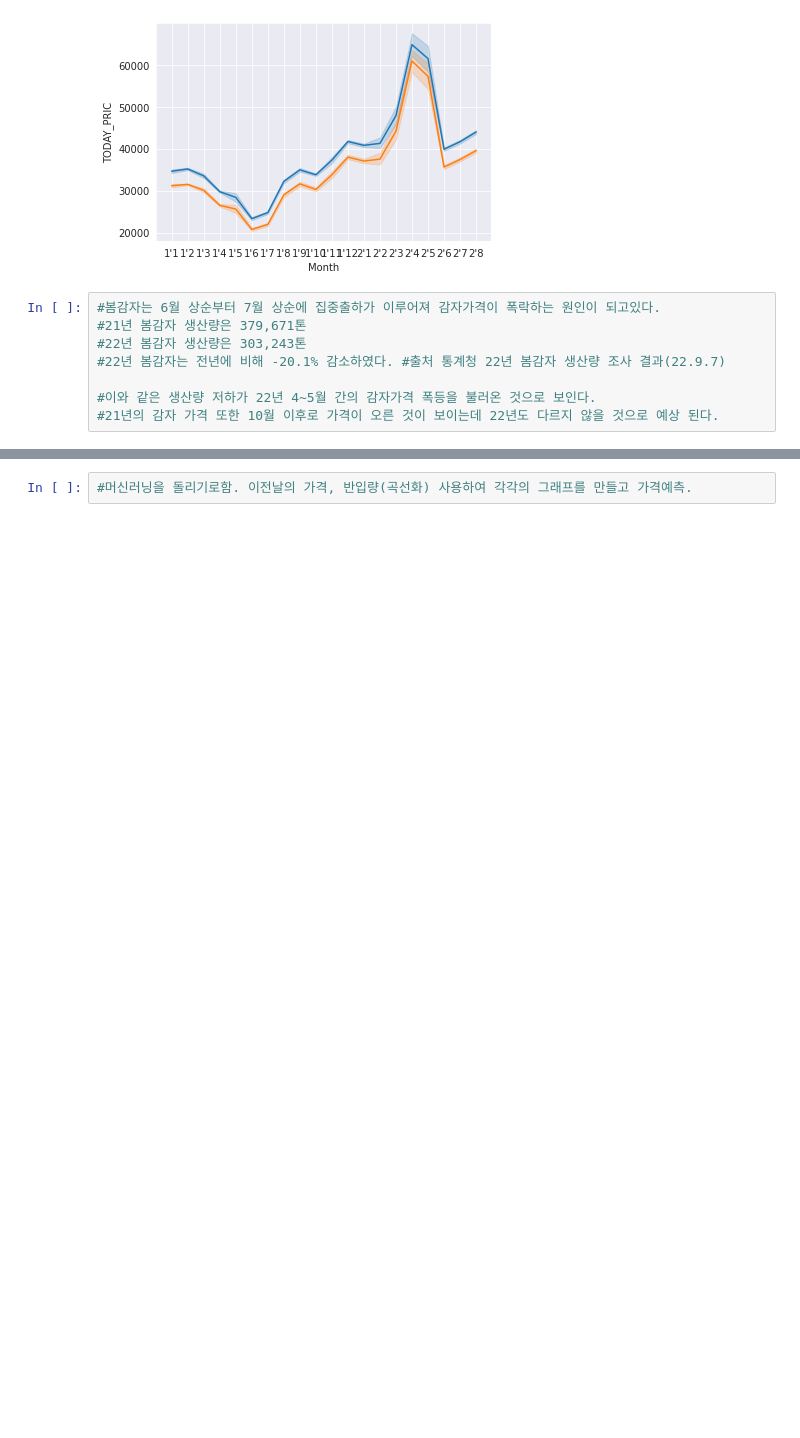
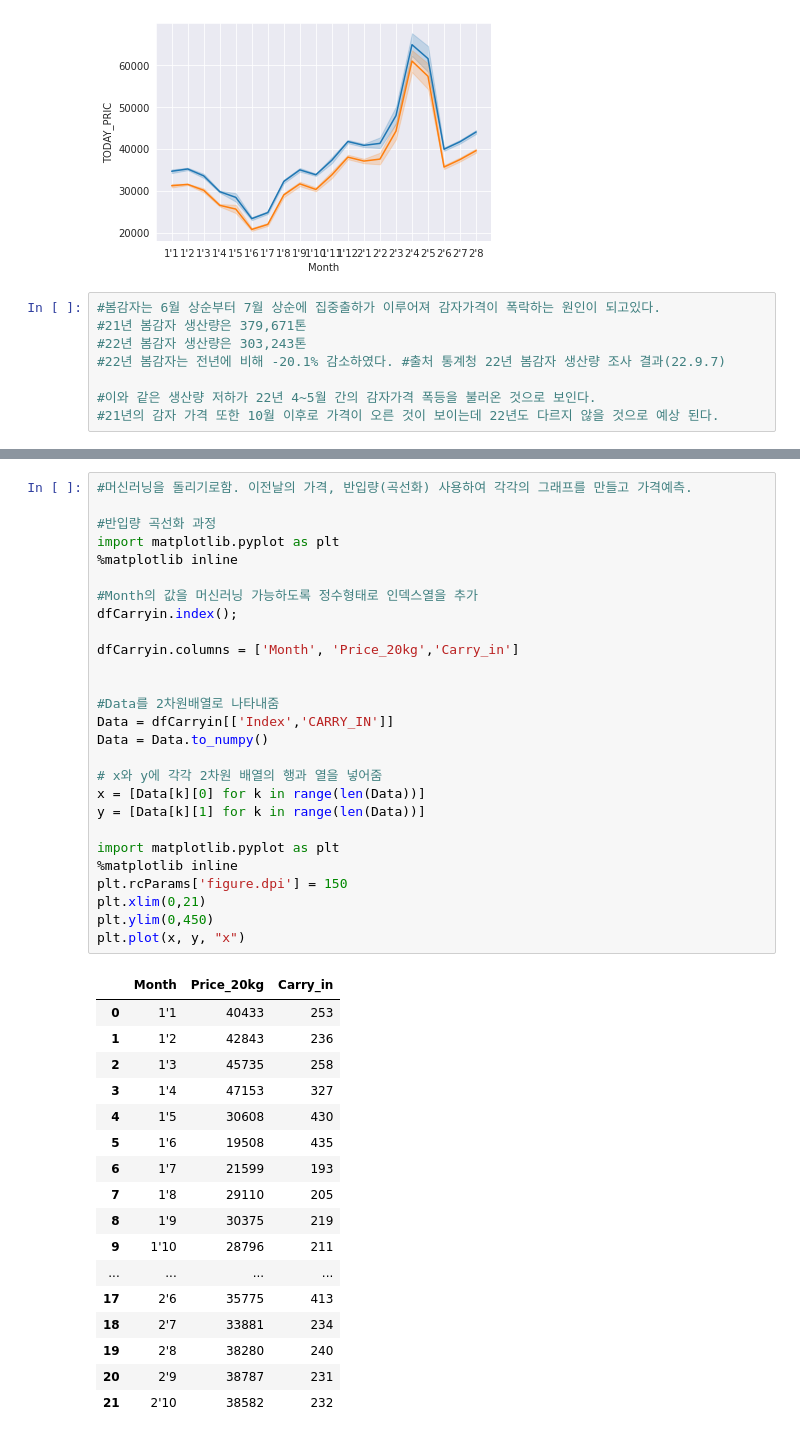
Before and after one commit to bainaryho/PotatoProject, a Jupyter notebook: BigdataProjectPotato (3).ipynb, the cells around one changed output, grey strips where cells are left out. Cells and saved outputs as stored; diff of their text form; blank space fills up the shorter version.

```diff
--- a/BigdataProjectPotato (3).ipynb
+++ b/BigdataProjectPotato (3).ipynb
@@ -121,5 +127,48 @@ sns.lineplot(data=dfCarryin,x='Month',y='CARRY_IN') #감자 하루당 평균 반
 # %% [output]
 <matplotlib.axes._subplots.AxesSubplot at 0x...>
 [figure]
-# %%
-#머신러닝을 돌리기로함. 이전날의 가격, 반입량(곡선화) 사용하여 각각의 그래프를 만들고 가격예측.
+# %%
+#머신러닝을 돌리기로함. 이전날의 가격, 반입량(곡선화) 사용하여 각각의 그래프를 만들고 가격예측.
+
+#반입량 곡선화 과정
+import matplotlib.pyplot as plt
+%matplotlib inline
+
+#Month의 값을 머신러닝 가능하도록 정수형태로 인덱스열을 추가
+dfCarryin.index();
+
+dfCarryin.columns = ['Month', 'Price_20kg','Carry_in']
+
+
+#Data를 2차원배열로 나타내줌
+Data = dfCarryin[['Index','CARRY_IN']]
+Data = Data.to_numpy()
+
+# x와 y에 각각 2차원 배열의 행과 열을 넣어줌
+x = [Data[k][0] for k in range(len(Data))]
+y = [Data[k][1] for k in range(len(Data))]
+
+import matplotlib.pyplot as plt
+%matplotlib inline
+plt.rcParams['figure.dpi'] = 150
+plt.xlim(0,21)
+plt.ylim(0,450)
+plt.plot(x, y, "x")
+# %% [output]
+|  | Month | Price_20kg | Carry_in |
+| 0 | 1'1 | 40433 | 253 |
+| 1 | 1'2 | 42843 | 236 |
+| 2 | 1'3 | 45735 | 258 |
+| 3 | 1'4 | 47153 | 327 |
+| 4 | 1'5 | 30608 | 430 |
+| 5 | 1'6 | 19508 | 435 |
+| 6 | 1'7 | 21599 | 193 |
+| 7 | 1'8 | 29110 | 205 |
+| 8 | 1'9 | 30375 | 219 |
+| 9 | 1'10 | 28796 | 211 |
+| ... | ... | ... | ... |
+| 17 | 2'6 | 35775 | 413 |
+| 18 | 2'7 | 33881 | 234 |
+| 19 | 2'8 | 38280 | 240 |
+| 20 | 2'9 | 38787 | 231 |
+| 21 | 2'10 | 38582 | 232 |
```
Also changed, not shown: parts of 6 cells of this notebook, 2 other files.
